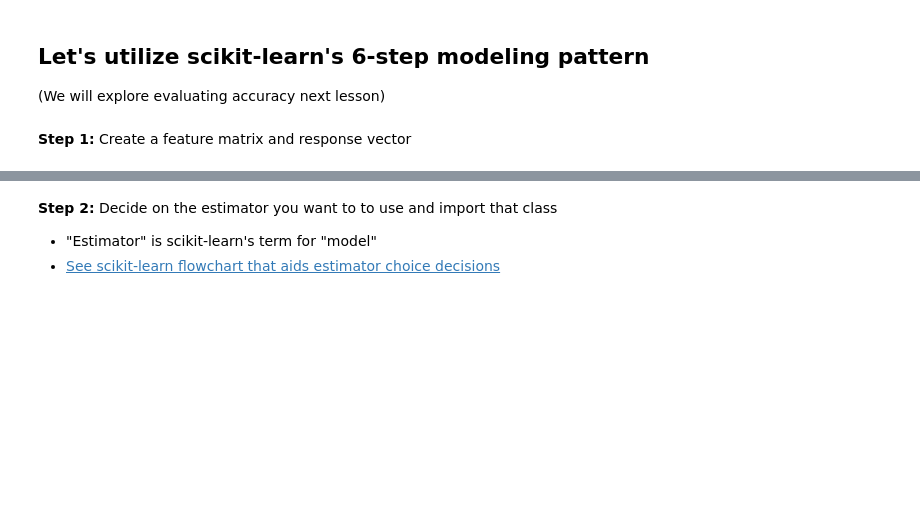
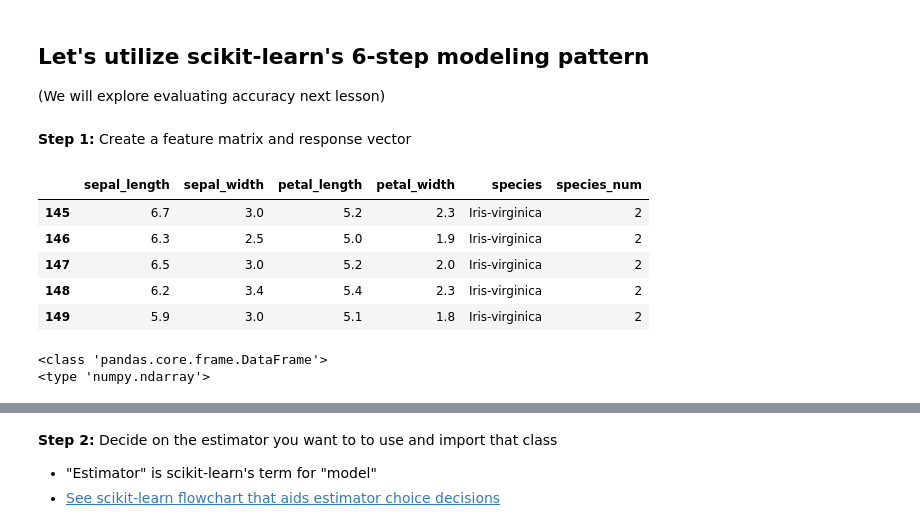
Before and after one commit to JamesByers/GA-SEA-DAT2, a Jupyter notebook: notebooks/07_knn_sklearn.ipynb, the cells around one changed output, grey strips where cells are left out. Cells and saved outputs as stored; diff of their text form; code cells hidden in the pictures; blank space fills up the shorter version.

```diff
--- a/notebooks/07_knn_sklearn.ipynb
+++ b/notebooks/07_knn_sklearn.ipynb
@@ -57,6 +64,10 @@ plt.rcParams['font.size'] = 14
 # create a custom colormap
 from matplotlib.colors import ListedColormap
 cmap_bold = ListedColormap(['#FF0000', '#00FF00', '#0000FF'])
+# %%
+# all features and response need to be numbers for scikit-learn
+# map each iris species to a number
+iris['species_num'] = iris.species.map({'Iris-setosa':0, 'Iris-versicolor':1, 'Iris-virginica':2})
 # %%
 # create a scatter plot of PETAL LENGTH versus PETAL WIDTH and color by SPECIES
 iris.plot(kind='scatter', x='petal_length', y='petal_width', c='species_num', colormap=cmap_bold)
@@ -137,7 +154,14 @@ Ben Lorica: [Six reasons why I recommend scikit-learn](http://radar.oreilly.com/
 # %% [markdown]
 **Step 1:** Create a feature matrix and response vector
 # %%
-iris.head()
+iris.tail()
+# %% [output]
+|  | sepal_length | sepal_width | petal_length | petal_width | species | species_num |
+| 145 | 6.7 | 3.0 | 5.2 | 2.3 | Iris-virginica | 2 |
+| 146 | 6.3 | 2.5 | 5.0 | 1.9 | Iris-virginica | 2 |
+| 147 | 6.5 | 3.0 | 5.2 | 2.0 | Iris-virginica | 2 |
+| 148 | 6.2 | 3.4 | 5.4 | 2.3 | Iris-virginica | 2 |
+| 149 | 5.9 | 3.0 | 5.1 | 1.8 | Iris-virginica | 2 |
 # %%
 # all features and response need to be numbers for scikit-learn
 # map each iris species to a number
@@ -160,6 +184,9 @@ print(y)
 # check X's type
 print type(X)
 print type(X.values)
+# %% [output]
+<class 'pandas.core.frame.DataFrame'>
+<type 'numpy.ndarray'>
 # %%
 # check y's type
 print type(y)
```
Also changed, not shown: parts of 15 cells of this notebook, 2 other files.
